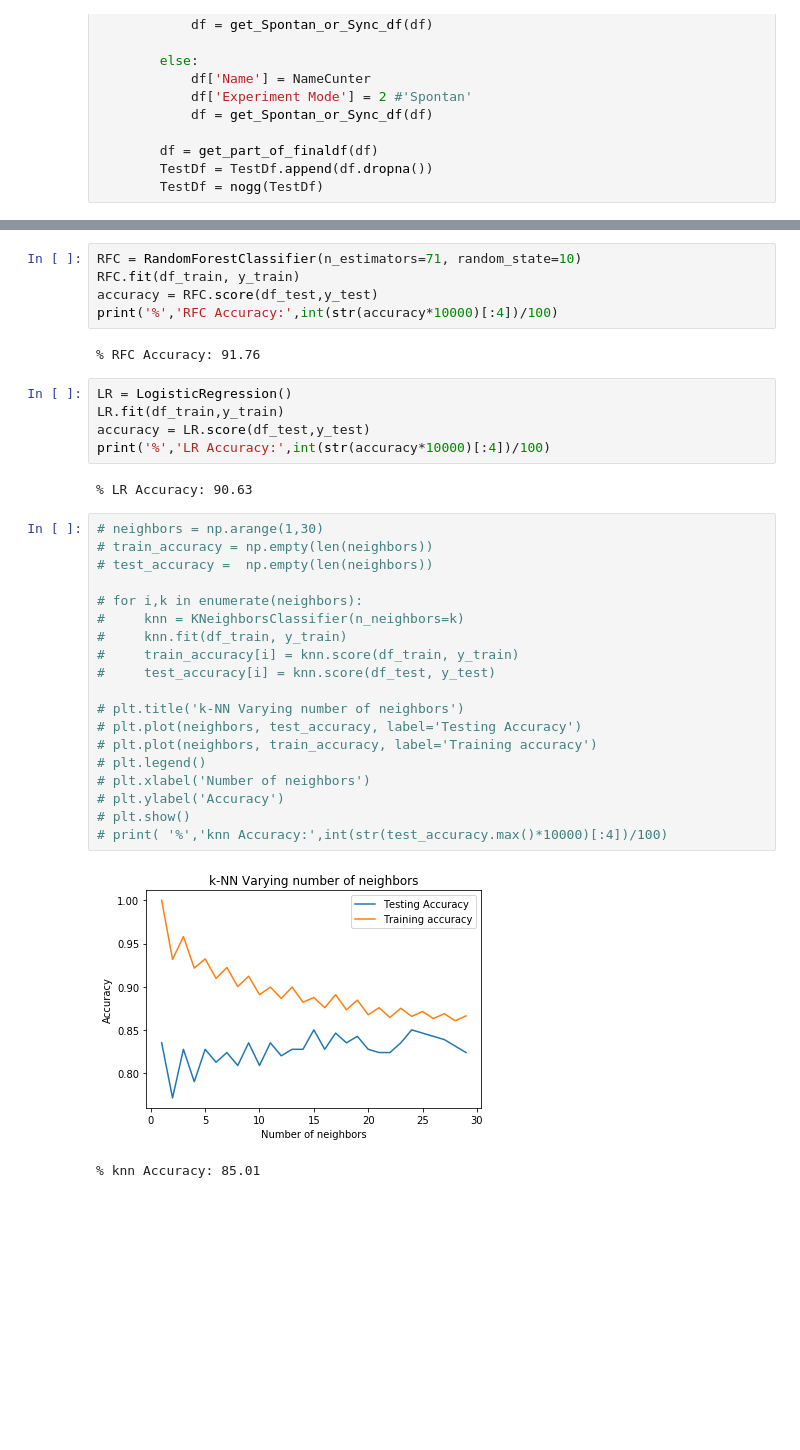
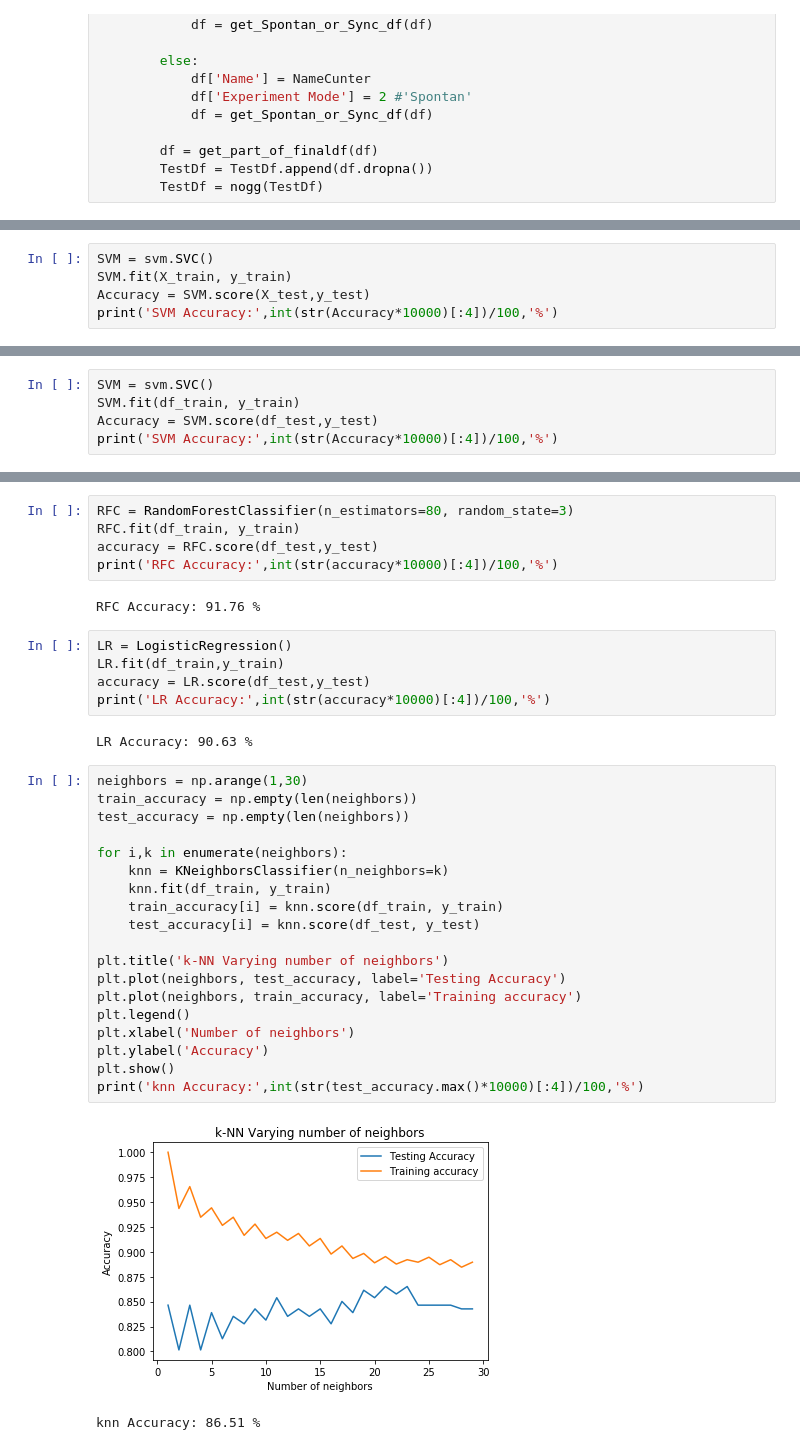
Before and after one commit to Eliot100/finl-work, a Jupyter notebook: עבודה סופית 2.ipynb, the cells around one changed output, grey strips where cells are left out. Saved outputs shown, nothing was run; the diff lists cells and outputs as text; blank space fills up the shorter version.

```diff
--- a/עבודה סופית 2.ipynb
+++ b/עבודה סופית 2.ipynb
@@ -814,0 +811,5 @@ print( '%','knn Accuracy:',int(str(test_accuracy.max()*10000)[:4])/100)
+# %%
+SVM = svm.SVC()
+SVM.fit(X_train, y_train)
+Accuracy = SVM.score(X_test,y_test)
+print('SVM Accuracy:',int(str(Accuracy*10000)[:4])/100,'%')
@@ -825,3 +828,8 @@ pca = PCA()
 pca.fit(df_train)
 df_train = pca.transform(df_train)
 df_test = pca.transform(df_test)
+# %%
+SVM = svm.SVC()
+SVM.fit(df_train, y_train)
+Accuracy = SVM.score(df_test,y_test)
+print('SVM Accuracy:',int(str(Accuracy*10000)[:4])/100,'%')
@@ -852,37 +862,37 @@ df_test = pca.transform(df_test)
 # %%
-RFC = RandomForestClassifier(n_estimators=71, random_state=10)
+RFC = RandomForestClassifier(n_estimators=80, random_state=3)
 RFC.fit(df_train, y_train)
 accuracy = RFC.score(df_test,y_test)
-print('%','RFC Accuracy:',int(str(accuracy*10000)[:4])/100)
+print('RFC Accuracy:',int(str(accuracy*10000)[:4])/100,'%')
 # %% [output]
-% RFC Accuracy: 91.76
+RFC Accuracy: 91.76 %
 # %%
 LR = LogisticRegression()
 LR.fit(df_train,y_train)
 accuracy = LR.score(df_test,y_test)
-print('%','LR Accuracy:',int(str(accuracy*10000)[:4])/100)
+print('LR Accuracy:',int(str(accuracy*10000)[:4])/100,'%')
 # %% [output]
-% LR Accuracy: 90.63
+LR Accuracy: 90.63 %
 # %%
-# neighbors = np.arange(1,30)
-# train_accuracy = np.empty(len(neighbors))
-# test_accuracy =  np.empty(len(neighbors))
+neighbors = np.arange(1,30)
+train_accuracy = np.empty(len(neighbors))
+test_accuracy = np.empty(len(neighbors))
 
-# for i,k in enumerate(neighbors):
-#     knn = KNeighborsClassifier(n_neighbors=k)
-#     knn.fit(df_train, y_train)
-#     train_accuracy[i] = knn.score(df_train, y_train)
-#     test_accuracy[i] = knn.score(df_test, y_test)
+for i,k in enumerate(neighbors):
+    knn = KNeighborsClassifier(n_neighbors=k)
+    knn.fit(df_train, y_train)
+    train_accuracy[i] = knn.score(df_train, y_train)
+    test_accuracy[i] = knn.score(df_test, y_test)
 
-# plt.title('k-NN Varying number of neighbors')
-# plt.plot(neighbors, test_accuracy, label='Testing Accuracy')
-# plt.plot(neighbors, train_accuracy, label='Training accuracy')
-# plt.legend()
-# plt.xlabel('Number of neighbors')
-# plt.ylabel('Accuracy')
-# plt.show()
-# print( '%','knn Accuracy:',int(str(test_accuracy.max()*10000)[:4])/100)
+plt.title('k-NN Varying number of neighbors')
+plt.plot(neighbors, test_accuracy, label='Testing Accuracy')
+plt.plot(neighbors, train_accuracy, label='Training accuracy')
+plt.legend()
+plt.xlabel('Number of neighbors')
+plt.ylabel('Accuracy')
+plt.show()
+print('knn Accuracy:',int(str(test_accuracy.max()*10000)[:4])/100,'%')
 # %% [output]
-[figure, old version]
+[figure, new version]
-% knn Accuracy: 85.01
+knn Accuracy: 86.51 %
 # %%
```
Also changed, not shown: parts of 17 cells of this notebook.
